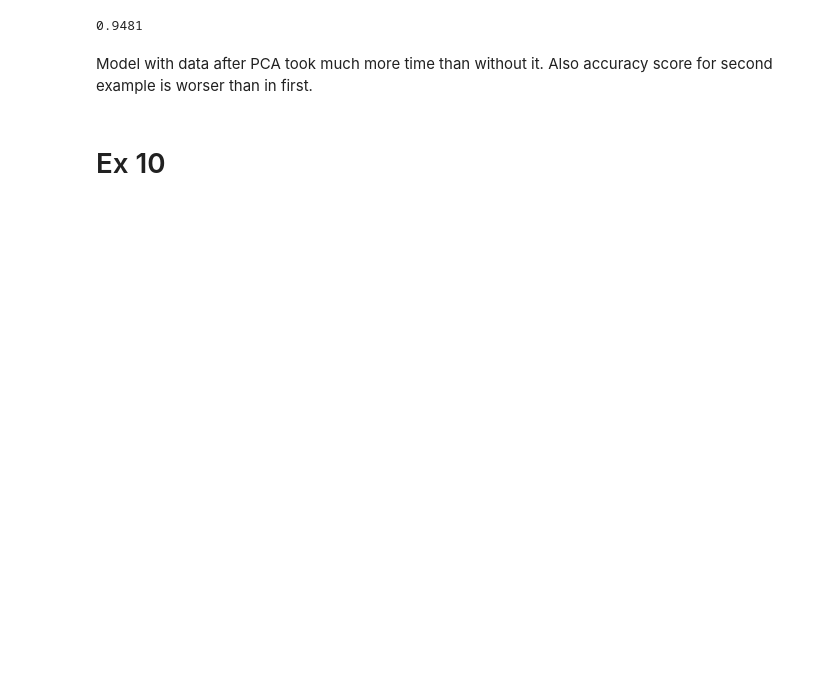
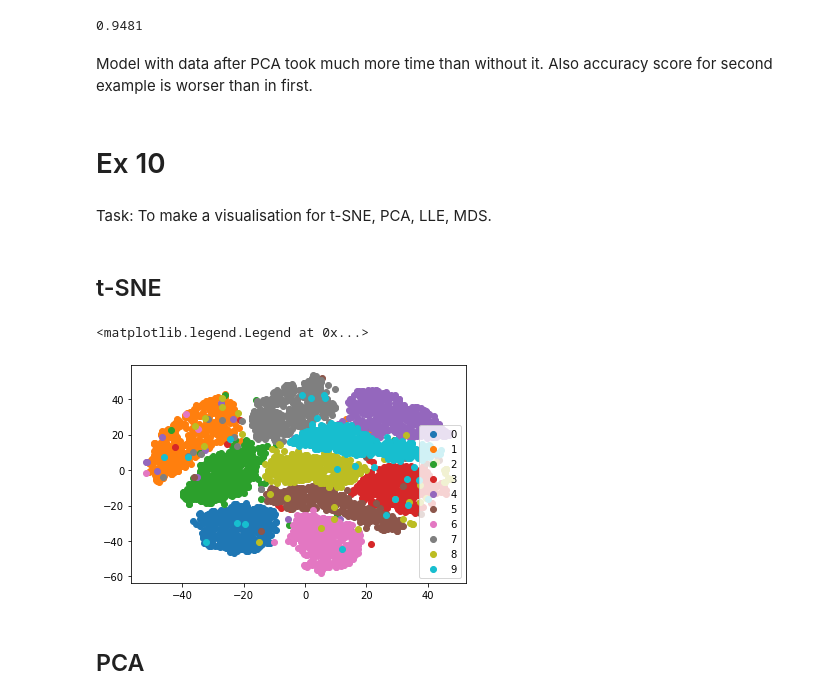
Before and after one commit to naelxd/handsonml-solutions, a Jupyter notebook: 09-decomposition/decomposition.ipynb, the cells around one changed output. Cells and saved outputs as stored; diff of their text form; code cells hidden in the pictures; blank space fills up the shorter version.

```diff
--- a/09-decomposition/decomposition.ipynb
+++ b/09-decomposition/decomposition.ipynb
@@ -75,3 +76,22 @@ accuracy_score(y_test, y_pred)
 Model with data after PCA took much more time than without it. Also accuracy score for second example is worser than in first.
 # %% [markdown]
 # Ex 10
+# %% [markdown]
+Task: To make a visualisation for t-SNE, PCA, LLE, MDS.
+# %% [markdown]
+## t-SNE
+# %%
+tsne = TSNE(n_components=2)
+
+X_tsne = tsne.fit_transform(X)
+# %%
+legend = []
+for i in '0123456789':
+    plt.scatter(X_tsne[y==i][:500, 0], X_tsne[y==i][:500, 1])
+    legend.append(i)
+plt.legend(legend)
+# %% [output]
+<matplotlib.legend.Legend at 0x...>
+[figure, added]
+# %% [markdown]
+## PCA
```
Also changed, not shown: parts of 12 cells of this notebook.
